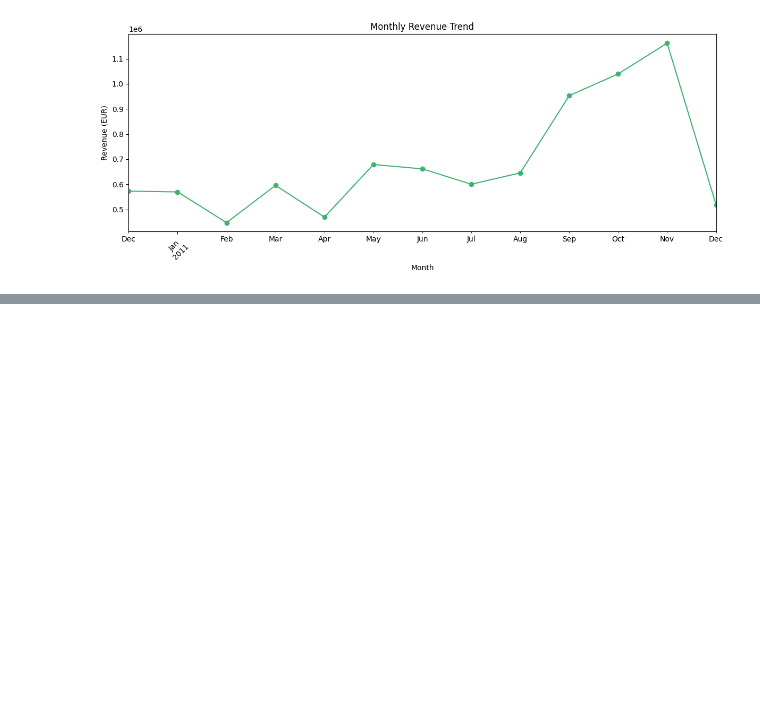
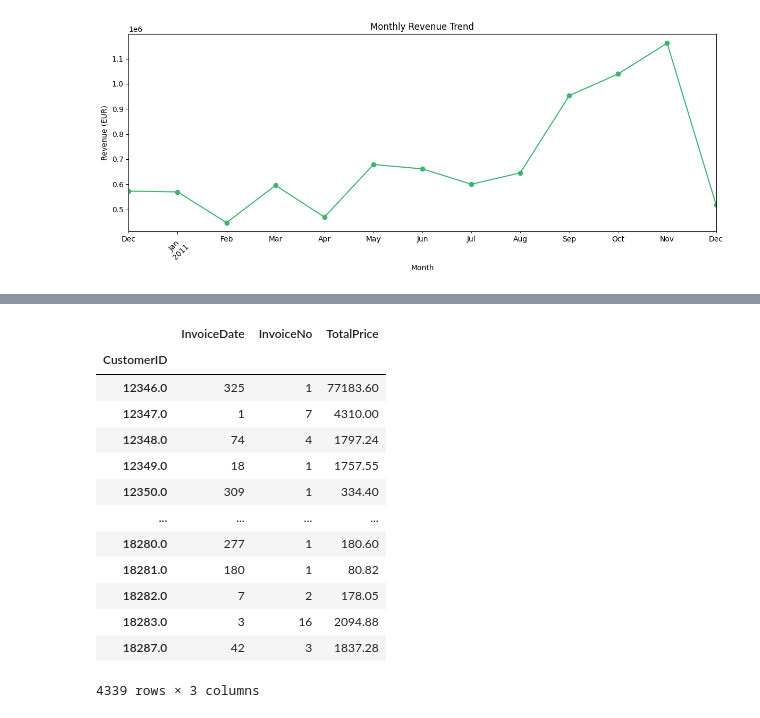
Before and after one commit to harshini-engg/ecommerce-sales-analysis, a Jupyter notebook: Ecommerce_Sales_Analysis.ipynb, the cells around one changed output, grey strips where cells are left out. Drawn from its saved outputs; the diff is of its cells as text; code cells hidden in the pictures; blank space fills up the shorter version.

```diff
--- a/Ecommerce_Sales_Analysis.ipynb
+++ b/Ecommerce_Sales_Analysis.ipynb
@@ -150,0 +158,24 @@ plt.show()
+# %%
+rfm=df.groupby('CustomerID').agg({
+    'InvoiceDate': lambda x:(latest_date-x.max()).days,
+    'InvoiceNo'  : 'nunique' ,
+    'TotalPrice' : 'sum'
+
+})
+
+rfm
+# %% [output]
+|  | InvoiceDate | InvoiceNo | TotalPrice |
+| CustomerID |  |  |  |
+| 12346.0 | 325 | 1 | 77183.60 |
+| 12347.0 | 1 | 7 | 4310.00 |
+| 12348.0 | 74 | 4 | 1797.24 |
+| 12349.0 | 18 | 1 | 1757.55 |
+| 12350.0 | 309 | 1 | 334.40 |
+| ... | ... | ... | ... |
+| 18280.0 | 277 | 1 | 180.60 |
+| 18281.0 | 180 | 1 | 80.82 |
+| 18282.0 | 7 | 2 | 178.05 |
+| 18283.0 | 3 | 16 | 2094.88 |
+| 18287.0 | 42 | 3 | 1837.28 |
+4339 rows × 3 columns
```
Also changed, not shown: parts of 6 cells of this notebook.
